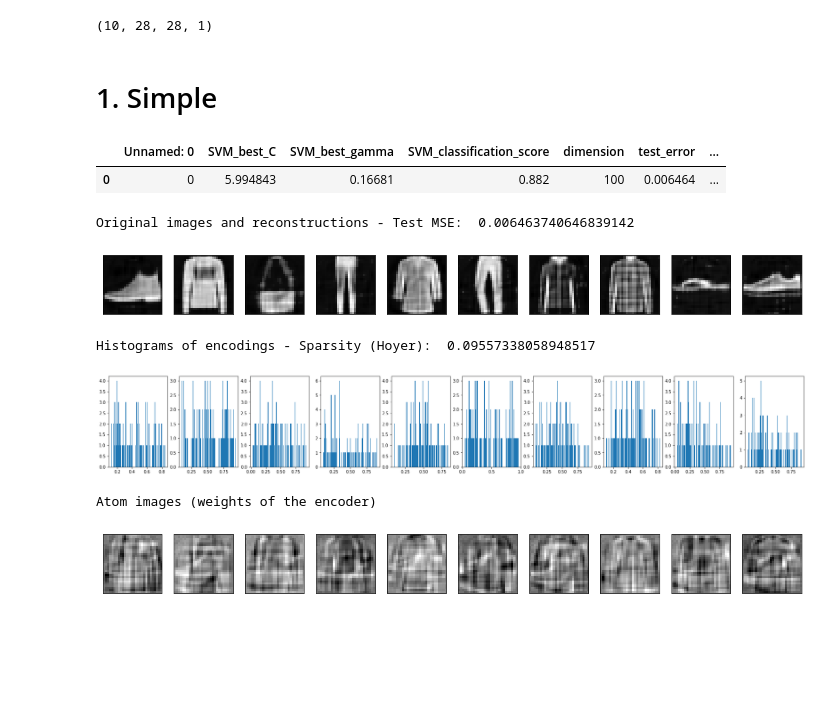
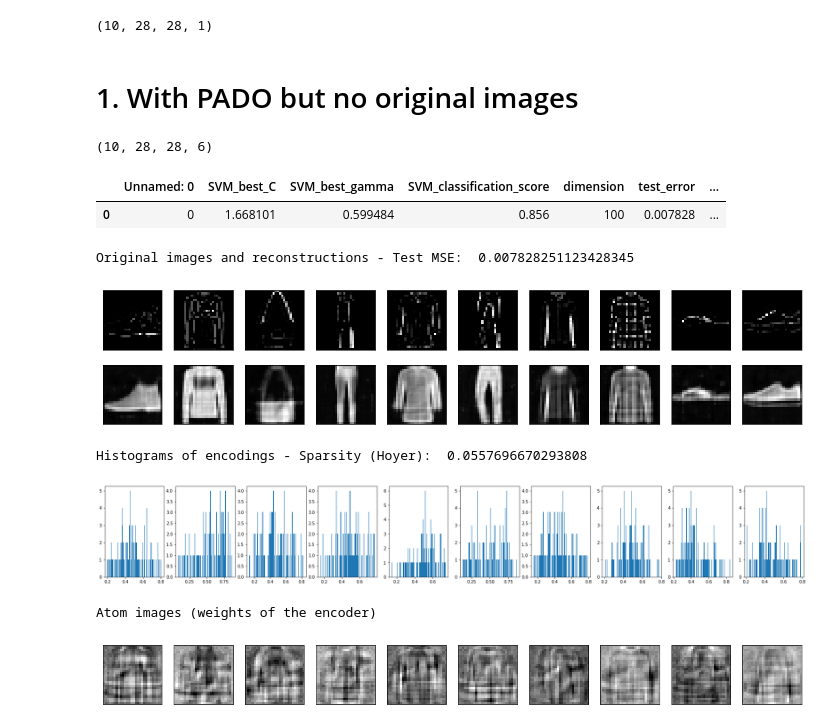
Before and after one commit to PonchonB/Mathematical_Morphologies_And_Deep_Learning, a Jupyter notebook: Notebooks/18_09_10_ShallowAE_PADO.ipynb, the cells around one changed output. Cells and saved outputs as stored; diff of their text form; code cells hidden in the pictures; blank space fills up the shorter version.

Commit message:
Tests PADO with Asym AE

```diff
--- a/Notebooks/18_09_10_ShallowAE_PADO.ipynb
+++ b/Notebooks/18_09_10_ShallowAE_PADO.ipynb
@@ -32,29 +30,34 @@ x_small[2] = x_test[31]
 print(x_small.shape)
 # %% [output]
 (10, 28, 28, 1)
-# %% [markdown]
-# 1. Simple
+# %% [markdown]
+# 1. With PADO but no original images
+# %%
+x_small_PADO = morphoMaths.positive_decomposition_by_openings_by_rec(x_small[:,:,:,0], levels=5, step=1, init_step=1, add_original_images=False)
+x_small_PADO.shape
+# %% [output]
+(10, 28, 28, 6)
 # %%
-results = pd.read_csv("../Results/AsymAE_infoGAN/Simple/TestOutputs/18_08_30results")
+results = pd.read_csv("../Results/ShallowAE/SeveralChannels/WithPADO_NoOriginals/Simple/TestOutputs/18_09_10results")
 results
 # %% [output]
 |  | Unnamed: 0 | SVM_best_C | SVM_best_gamma | SVM_classification_score | dimension | test_error | ... |
-| 0 | 0 | 5.994843 | 0.16681 | 0.882 | 100 | 0.006464 | ... |
+| 0 | 0 | 1.668101 | 0.599484 | 0.856 | 100 | 0.007828 | ... |
 # %%
-AE = AsymAEinfoGAN.load('18_08_30_dim100.h5')
+AE = ShallowAE.load('18_09_10_dim100.h5', path_to_model_directory="../Results/ShallowAE/SeveralChannels/WithPADO_NoOriginals/")
 print('Original images and reconstructions - Test MSE: ', results['test_error'][0])
-AE.plot_reconstructions(x_small, plot_input=False)
+AE.plot_reconstructions(x_small_PADO, plot_input=True)
 print('Histograms of encodings - Sparsity (Hoyer): ', results['test_sparsity'][0])
-AE.plot_histograms_of_the_encoding(x_small)
+AE.plot_histograms_of_the_encoding(x_small_PADO)
 print('Atom images (weights of the encoder)')
 AE.plot_atoms_decoder(nb_to_plot=10)
 # %% [output]
-Original images and reconstructions - Test MSE:  0.006463740646839142
+Original images and reconstructions - Test MSE:  0.007828251123428345
-[figure, old version]
+[figure, new version]
-Histograms of encodings - Sparsity (Hoyer):  0.09557338058948517
+Histograms of encodings - Sparsity (Hoyer):  0.0557696670293808
-[figure, old version]
+[figure, new version]
 Atom images (weights of the encoder)
-[figure, old version]
+[figure, new version]
 # %%
 print('Dilatation of original images')
 bastien_utils.plot_all_images(bastien_utils.apply_operator_to_all_images(morphoMaths.dilatation, x_small, SE_scale=1))
```
Also changed, not shown: parts of 19 cells of this notebook, 3 other files.
